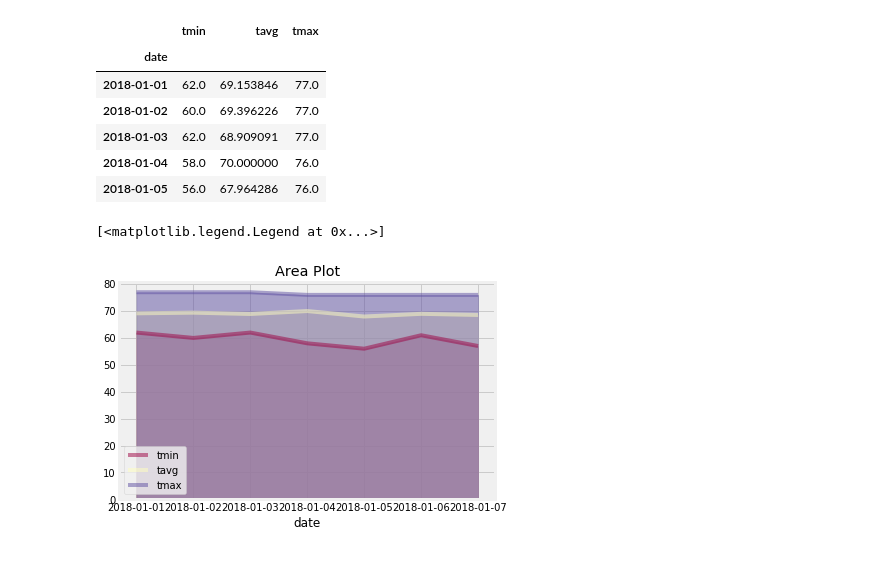
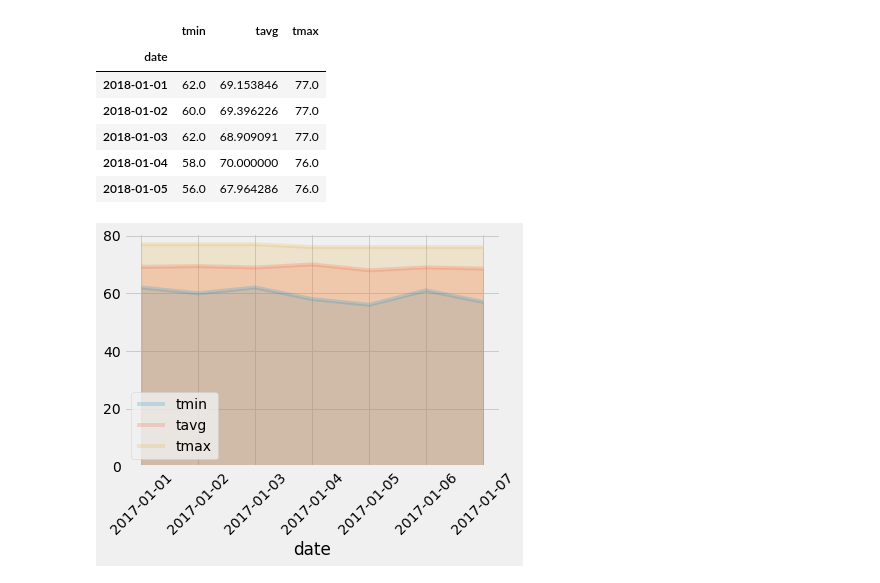
Before and after one commit to zhenyang9261/data-homework-orm, a Jupyter notebook: climate_starter.ipynb, the cells around one changed output. Cells and saved outputs as stored; diff of their text form; code cells hidden in the pictures.

```diff
--- a/climate_starter.ipynb
+++ b/climate_starter.ipynb
@@ -272,7 +272,12 @@ print(calc_temps('2012-02-28', '2012-03-05'))
 # %% [output]
 [(62.0, 69.57142857142857, 74.0)]
 # %%
-temp_set = calc_temps('2017-02-15', '2017-02-28')
+# Use your previous function `calc_temps` to calculate the tmin, tavg, and tmax
+# for your trip using the previous year's data for those same dates.
+trip_start = '2017-01-01'
+trip_end = '2017-01-07'
+
+temp_set = calc_temps(trip_start, trip_end)
 tmin = temp_set[0][0]
 tave = temp_set[0][1]
 tmax = temp_set[0][2]
@@ -369,8 +388,8 @@ daily_normals("01-01")
 # push each tuple of calculations into a list called `normals`
 
 # Set the start and end date of the trip
-d1 = dt.date(2018, 1, 1)
-d2 = dt.date(2018, 1, 7)
+d1 = dt.date(2017, 1, 1)
+d2 = dt.date(2017, 1, 7)
 
 # Use the start and end date to create a range of dates
 delta = d2 - d1
@@ -439,13 +458,15 @@ normals_df
 | 2018-01-04 | 58.0 | 70.000000 | 76.0 |
 | 2018-01-05 | 56.0 | 67.964286 | 76.0 |
 # %%
-normals_df.plot(kind='area', stacked=False, alpha=0.5, colormap='Spectral',
-        title='Area Plot')
+normals_df.plot(kind='area', stacked=False, alpha=0.2)
 [ax.legend(('tmin', 'tavg', 'tmax'),
            loc='lower left') for ax in plt.gcf().axes]
+
+plt.xticks(rotation=45)
+
+plt.show()
 # %% [output]
-[<matplotlib.legend.Legend at 0x...>]
-[figure, old version]
+[figure, new version]
 # %%
 # Plot the daily normals as an area plot with `stacked=False`
 # %% [output]
```
Also changed, not shown: parts of 5 cells of this notebook.
